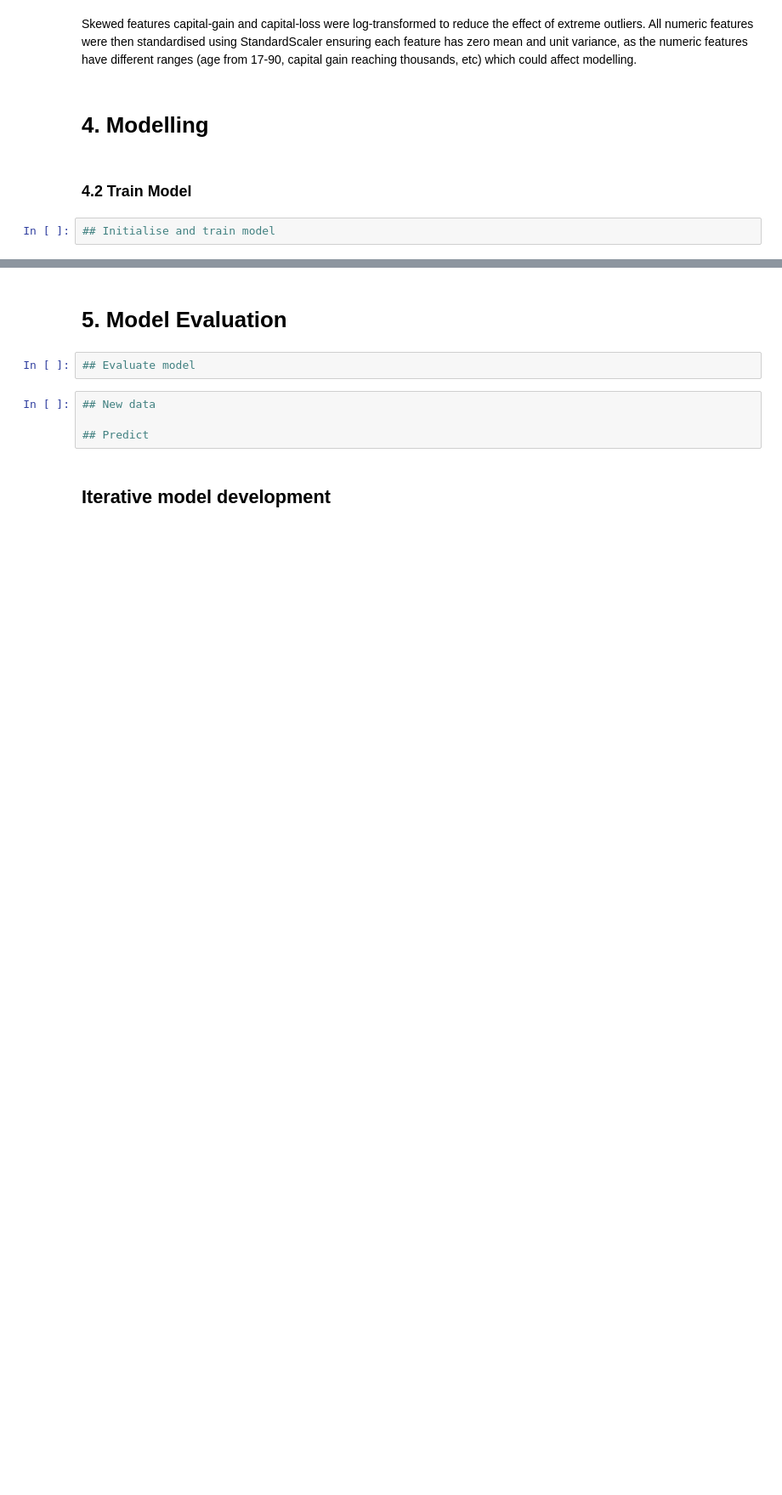
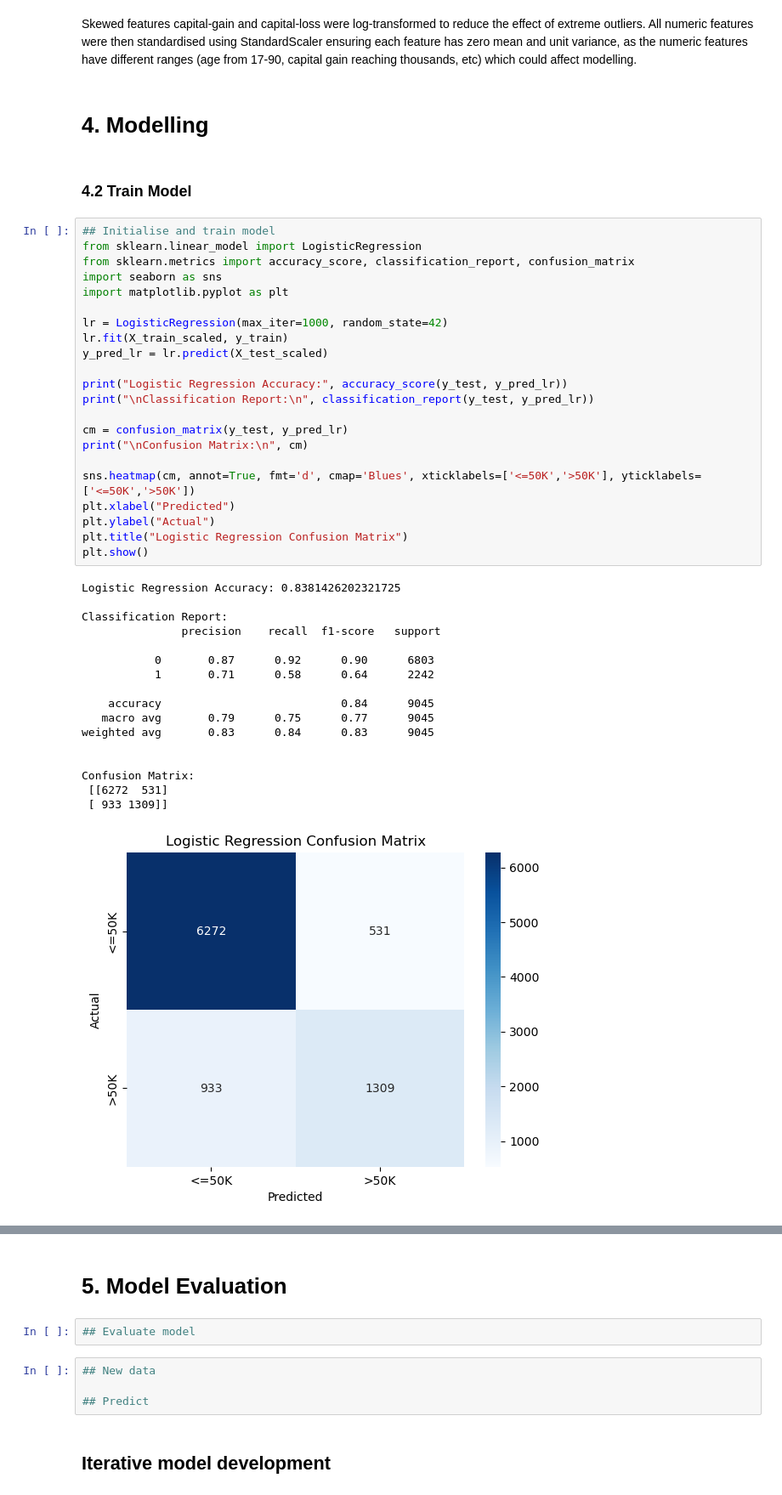
Before and after one commit to keepingitriel/mldp-project, a Jupyter notebook: MLDP Program Codes Submission Template.ipynb, the cells around one changed output, grey strips where cells are left out. Shown at 85% size. Saved outputs shown, nothing was run; the diff lists cells and outputs as text; blank space fills up the shorter version.

Commit message:
Trained models

```diff
--- a/MLDP Program Codes Submission Template.ipynb
+++ b/MLDP Program Codes Submission Template.ipynb
@@ -311,3 +311,41 @@ Skewed features capital-gain and capital-loss were log-transformed to reduce the
 ### 4.2 Train Model
 # %%
 ## Initialise and train model
+from sklearn.linear_model import LogisticRegression
+from sklearn.metrics import accuracy_score, classification_report, confusion_matrix
+import seaborn as sns
+import matplotlib.pyplot as plt
+
+lr = LogisticRegression(max_iter=1000, random_state=42)
+lr.fit(X_train_scaled, y_train)
+y_pred_lr = lr.predict(X_test_scaled)
+
+print("Logistic Regression Accuracy:", accuracy_score(y_test, y_pred_lr))
+print("\nClassification Report:\n", classification_report(y_test, y_pred_lr))
+
+cm = confusion_matrix(y_test, y_pred_lr)
+print("\nConfusion Matrix:\n", cm)
+
+sns.heatmap(cm, annot=True, fmt='d', cmap='Blues', xticklabels=['<=50K','>50K'], yticklabels=['<=50K','>50K'])
+plt.xlabel("Predicted")
+plt.ylabel("Actual")
+plt.title("Logistic Regression Confusion Matrix")
+plt.show()
+# %% [output]
+Logistic Regression Accuracy: 0.8381426202321725
+
+Classification Report:
+               precision    recall  f1-score   support
+
+           0       0.87      0.92      0.90      6803
+           1       0.71      0.58      0.64      2242
+
+    accuracy                           0.84      9045
+   macro avg       0.79      0.75      0.77      9045
+weighted avg       0.83      0.84      0.83      9045
+
+
+Confusion Matrix:
+ [[6272  531]
+ [ 933 1309]]
+[figure, added]
```
Also changed, not shown: parts of 2 cells of this notebook.
